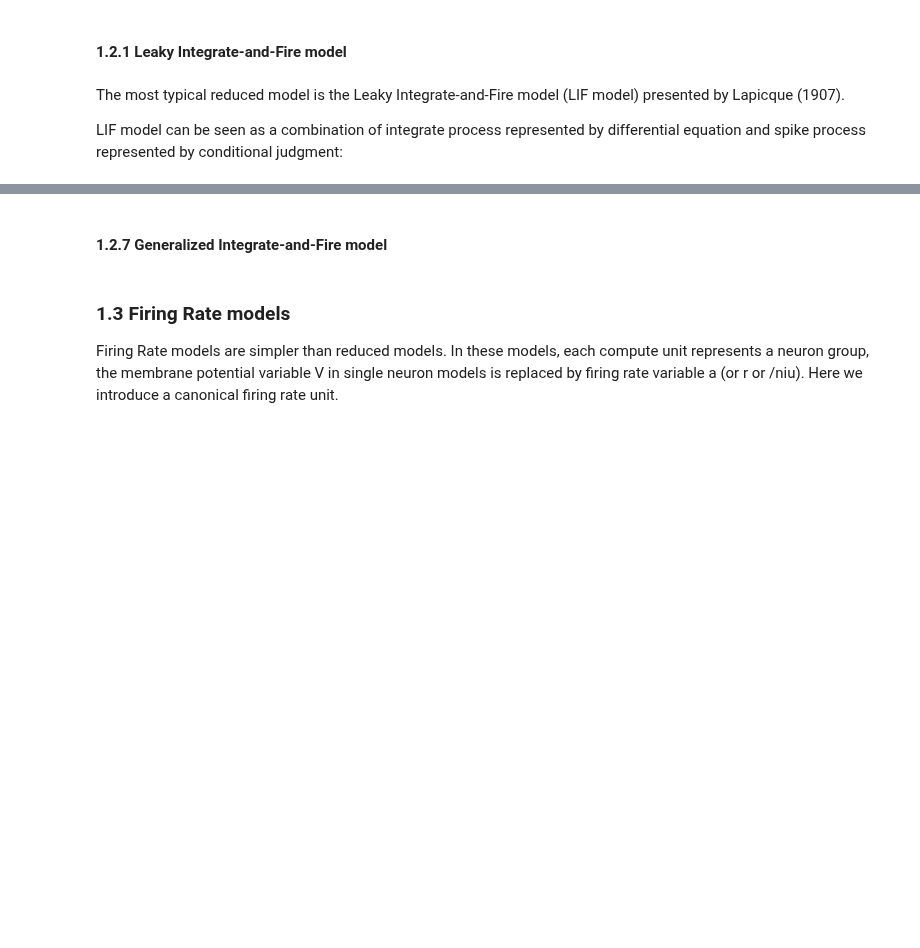
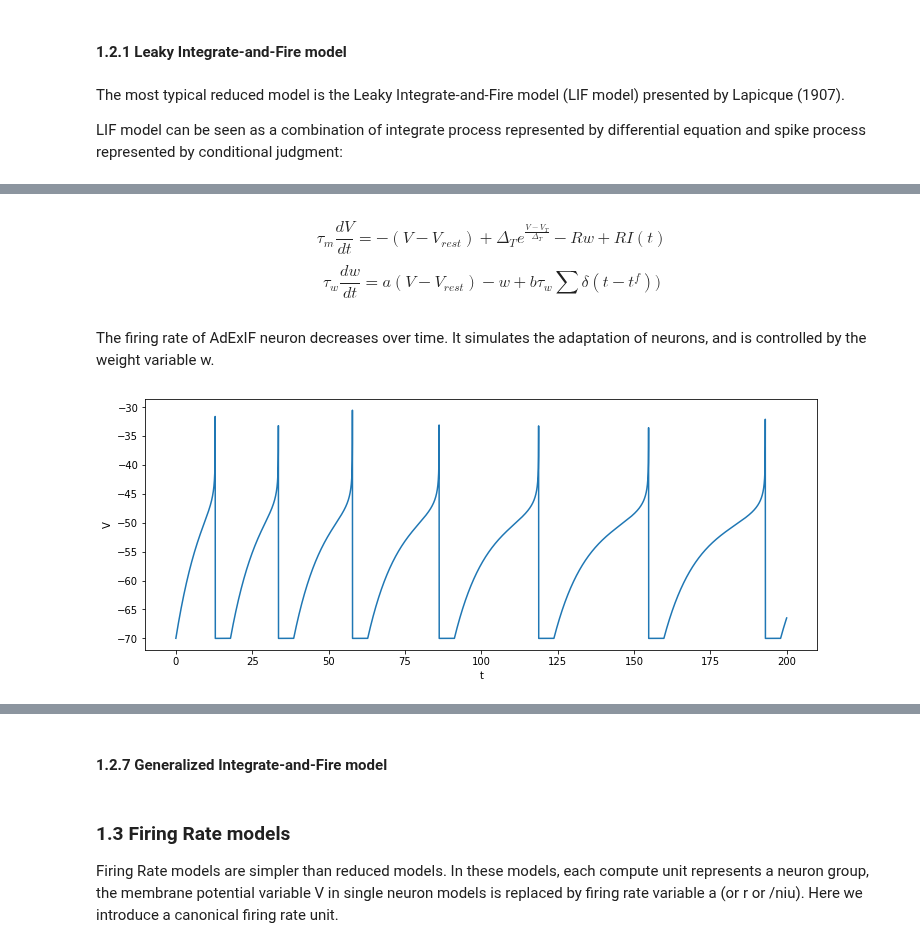
Before and after one commit to quanpeng0/BrainModels, a Jupyter notebook: docs/BrainPy-tutorial/Tutorial-neu_snn.ipynb, the cells around one changed output, grey strips where cells are left out. Saved outputs shown, nothing was run; the diff lists cells and outputs as text; code cells hidden in the pictures; blank space fills up the shorter version.

```diff
--- a/docs/BrainPy-tutorial/Tutorial-neu_snn.ipynb
+++ b/docs/BrainPy-tutorial/Tutorial-neu_snn.ipynb
@@ -235,0 +403,5 @@ In HR model, the trajectory of x and y approaches a limit cycle, that’s why th
+# %% [markdown]
+$$ \tau_m \frac{dV}{dt} = - (V - V_{rest}) + \Delta_T e^{\frac{V - V_T}{\Delta_T}} - R w + R I(t)$$
+$$ \tau_w \frac{dw}{dt} = a(V - V_{rest})- w + b \tau_w \sum \delta(t - t^f))$$
+# %% [markdown]
+The firing rate of AdExIF neuron decreases over time. It simulates the adaptation of neurons, and is controlled by the weight variable w.
@@ -235,0 +461,19 @@ In HR model, the trajectory of x and y approaches a limit cycle, that’s why th
+# %%
+import brainpy as bp
+
+backend = 'numpy'
+bp.backend.set(backend=backend, dt=.005)
+
+duration = 200
+I_ext = 65
+neu = AdExIF(size=1, monitors=['V', 'spike', 'refractory'],
+             a=.5, b=7, R=.5, tau=9.9, tau_w=100,
+             V_reset=-70, V_rest=-70, V_th=-30,
+             V_T=-50, delta_T=2., t_refractory=5.)
+
+neu.run(duration, inputs=('input', I_ext))
+fig, gs = bp.visualize.get_figure(1, 1, 4, 10)
+bp.visualize.line_plot(neu.mon.ts, neu.mon.V,
+                       xlabel="t", ylabel="V")
+# %% [output]
+[figure, added]
```
Also changed, not shown: parts of 105 cells of this notebook, 31 other files.
